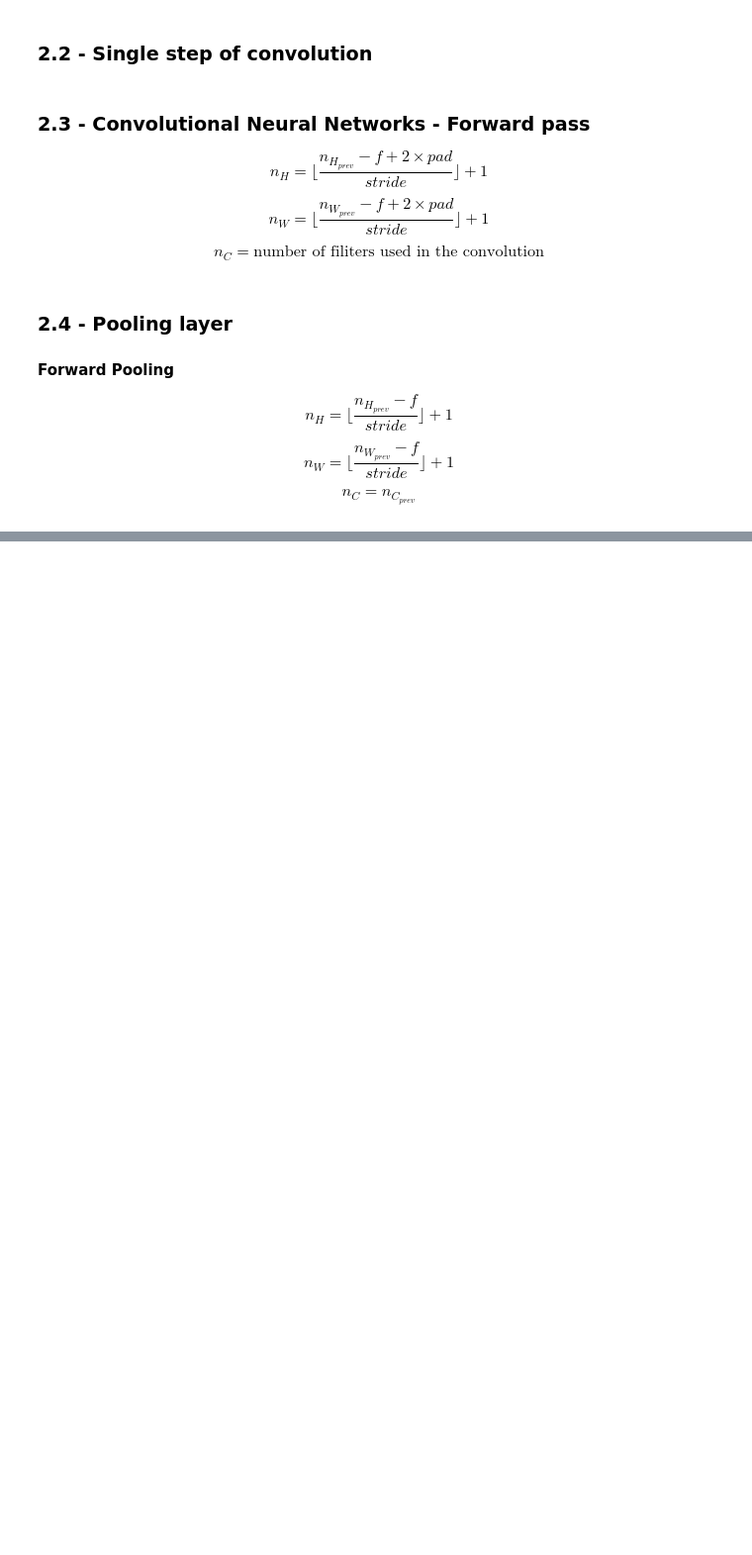
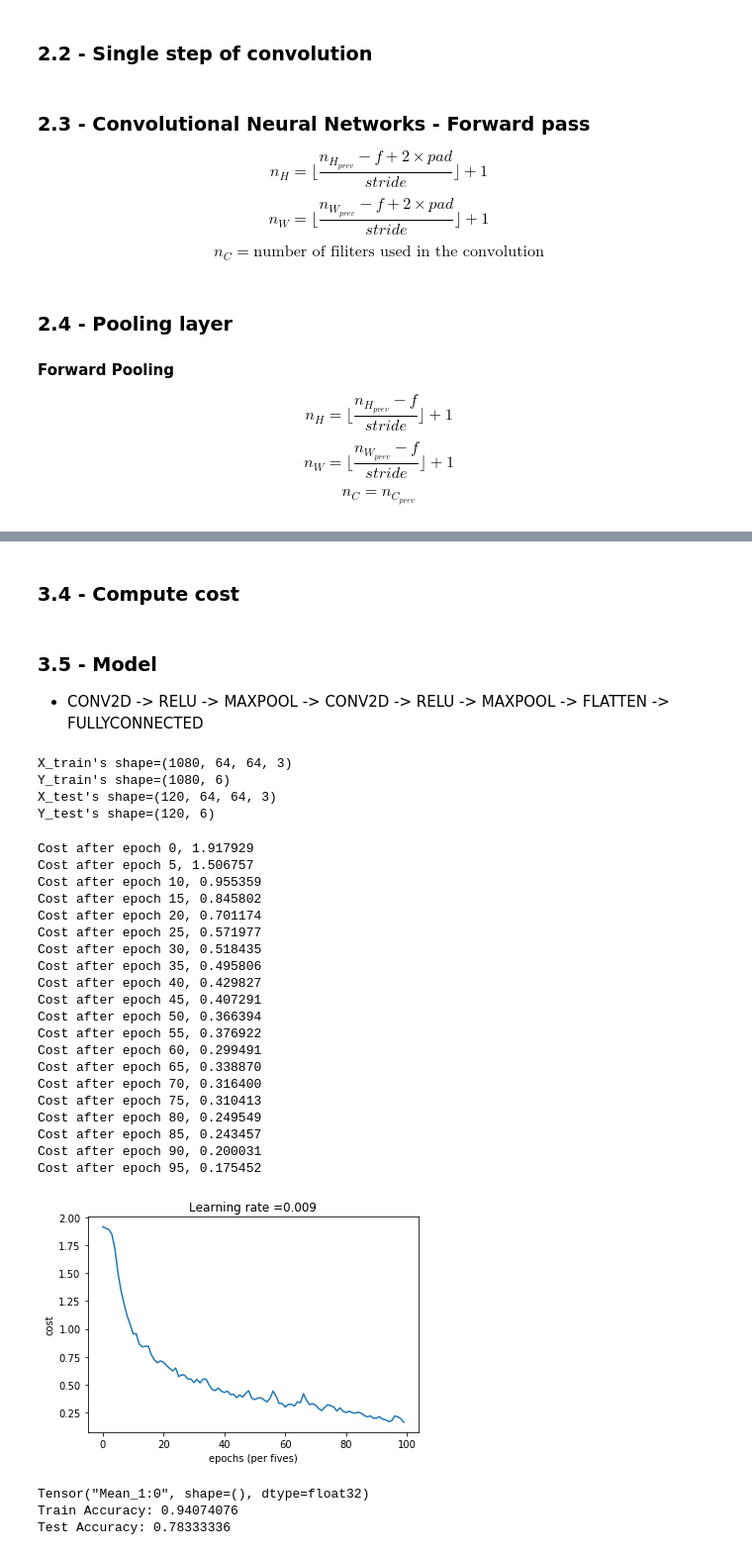
Before and after one commit to bydottck13/deep-learning-from-scratch, a Jupyter notebook: cnn cat classifier.ipynb, the cells around one changed output, grey strips where cells are left out. Shown: that part at 99% size. Saved outputs shown, nothing was run; the diff lists cells and outputs as text; code cells hidden in the pictures; blank space fills up the shorter version.

Commit message:
Add a CNN model

```diff
--- a/cnn cat classifier.ipynb
+++ b/cnn cat classifier.ipynb
@@ -168,0 +314,16 @@ A =  [[[[ 0.02105773 -0.20328806 -0.40389855]]]
+# %%
+def initialize_parameters():
+    """
+    Returns:
+        parameters -- a dictionary of tensors containing W1, W2
+    """
+
+    tf.set_random_seed(1)
+
+    W1 = tf.get_variable("W1", [4, 4, 3, 8], initializer=tf.contrib.layers.xavier_initializer(seed = 0))
+    W2 = tf.get_variable("W2", [2, 2, 8, 16], initializer=tf.contrib.layers.xavier_initializer(seed = 0))
+
+    parameters = {"W1":W1,
+                  "W2":W2}
+
+    return parameters
@@ -168,0 +383,19 @@ A =  [[[[ 0.02105773 -0.20328806 -0.40389855]]]
+# %% [markdown]
+### 3.4 - Compute cost
+# %%
+def compute_cost(Z3, Y):
+    """
+    Arguments:
+        Z3 -- output of forward propagation (output of the last LINEAR unit), of shape (6, number of examples)
+        Y -- "true" labels vector placeholder, same shape as Z3
+
+    Returns:
+        cost - Tensor of the cost function
+    """
+
+    cost = tf.reduce_mean(tf.nn.softmax_cross_entropy_with_logits(logits = Z3, labels = Y))
+
+    return cost
+# %% [markdown]
+### 3.5 - Model
+ - CONV2D -> RELU -> MAXPOOL -> CONV2D -> RELU -> MAXPOOL -> FLATTEN -> FULLYCONNECTED
@@ -168,0 +474,42 @@ A =  [[[[ 0.02105773 -0.20328806 -0.40389855]]]
+# %%
+# Load verifying datasets
+X_train = np.load("datasets/X_train_tf.npy")
+Y_train = np.load("datasets/Y_train_tf.npy")
+X_test = np.load("datasets/X_test_tf.npy")
+Y_test = np.load("datasets/Y_test_tf.npy")
+print("X_train's shape="+str(X_train.shape))
+print("Y_train's shape="+str(Y_train.shape))
+print("X_test's shape="+str(X_test.shape))
+print("Y_test's shape="+str(Y_test.shape))
+# %% [output]
+X_train's shape=(1080, 64, 64, 3)
+Y_train's shape=(1080, 6)
+X_test's shape=(120, 64, 64, 3)
+Y_test's shape=(120, 6)
+# %%
+_, _, parameters = model(X_train, Y_train, X_test, Y_test)
+# %% [output]
+Cost after epoch 0, 1.917929
+Cost after epoch 5, 1.506757
+Cost after epoch 10, 0.955359
+Cost after epoch 15, 0.845802
+Cost after epoch 20, 0.701174
+Cost after epoch 25, 0.571977
+Cost after epoch 30, 0.518435
+Cost after epoch 35, 0.495806
+Cost after epoch 40, 0.429827
+Cost after epoch 45, 0.407291
+Cost after epoch 50, 0.366394
+Cost after epoch 55, 0.376922
+Cost after epoch 60, 0.299491
+Cost after epoch 65, 0.338870
+Cost after epoch 70, 0.316400
+Cost after epoch 75, 0.310413
+Cost after epoch 80, 0.249549
+Cost after epoch 85, 0.243457
+Cost after epoch 90, 0.200031
+Cost after epoch 95, 0.175452
+[figure, added]
+Tensor("Mean_1:0", shape=(), dtype=float32)
+Train Accuracy: 0.94074076
+Test Accuracy: 0.78333336
```
Also changed, not shown: parts of 23 cells of this notebook, 4 other files.
